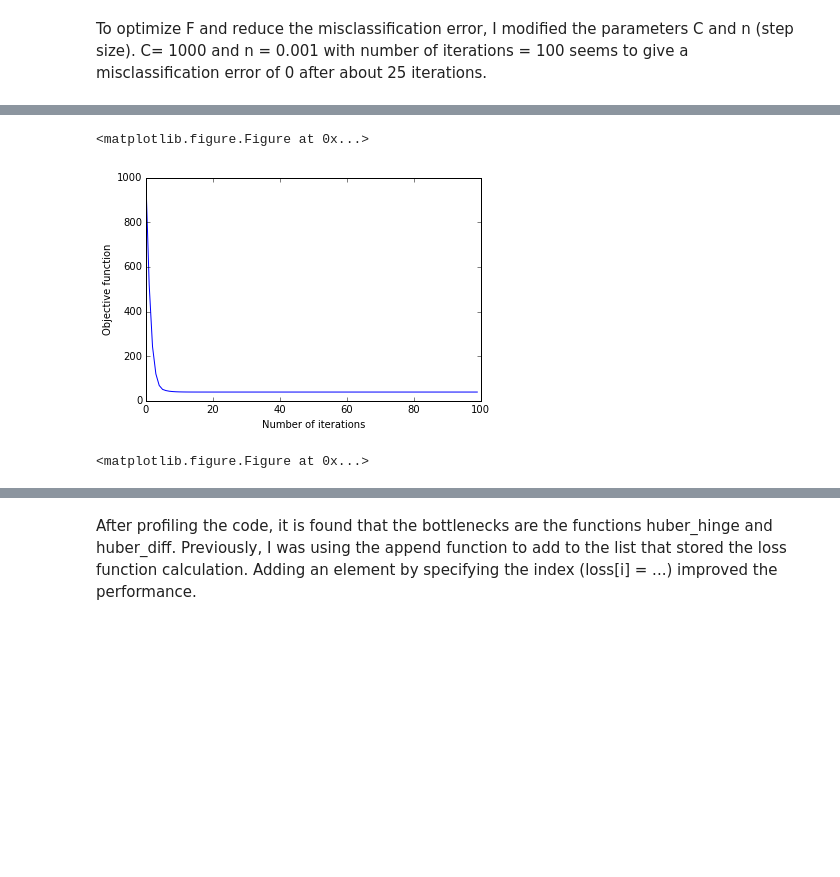
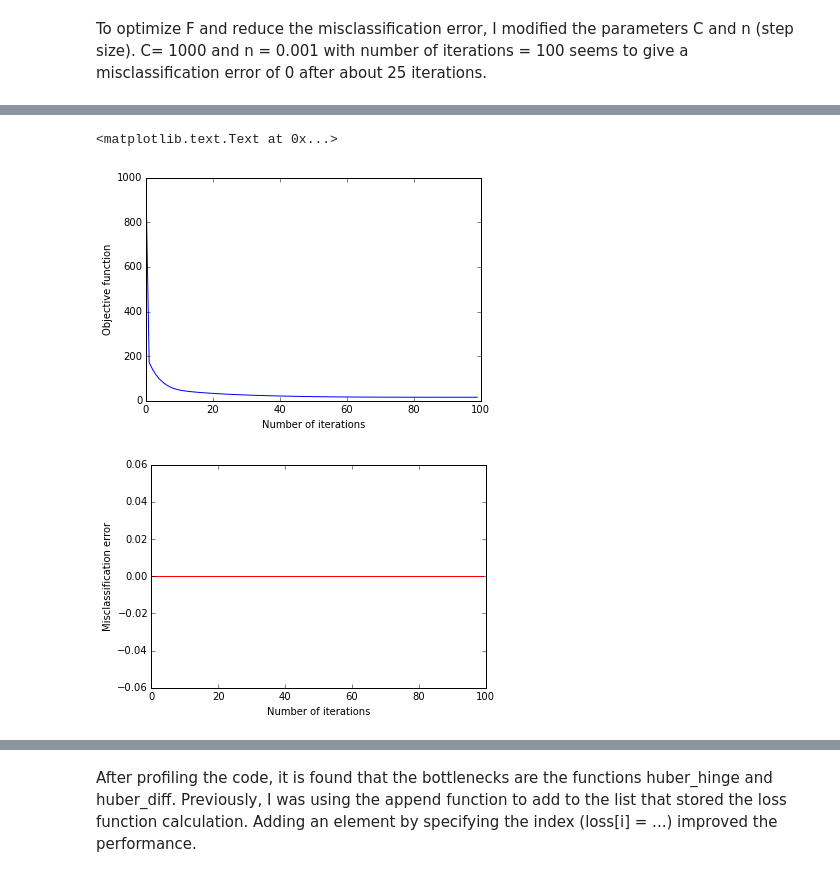
Before and after one commit to aartibagul/Source-Separation, a Jupyter notebook: Hw5_Stochastic_Gradient_Algorithms.ipynb, the cells around one changed output, grey strips where cells are left out. Cells and saved outputs as stored; diff of their text form; code cells hidden in the pictures; blank space fills up the shorter version.

```diff
--- a/Hw5_Stochastic_Gradient_Algorithms.ipynb
+++ b/Hw5_Stochastic_Gradient_Algorithms.ipynb
@@ -147,6 +146,8 @@ def my_gradient_descent(n, max_iter, X, y, compute_grad, compute_obj):
 
     return w, obj, error
 # %%
+from sklearn.cross_validation import train_test_split
+
 def dataset(n, dim):
 
     np.random.seed(0)
@@ -158,12 +159,11 @@ def dataset(n, dim):
 
 x, y = dataset(500, 2)
 x = np.column_stack( (x, np.ones(x.shape[0])))
-x_norm = preprocessing.normalize(x)
+x = preprocessing.scale(x)
+rng = np.random.RandomState(0)
+permutation = rng.permutation(len(x))
+x_mod, y_mod = x[permutation], y[permutation]
 
-x1, y1 = dataset(250, 2)
-x1 = np.column_stack( (x1, np.ones(x1.shape[0])))
-x1_norm = preprocessing.normalize(x1)
 
-X_train, X_test, y_train, y_test = x_norm[250:], x_norm[:250], y[250:] , y[:250]
-#X_train, X_test, y_train, y_test = train_test_split(x_norm, y, test_size=0.5)
+X_train, X_test, y_train, y_test = train_test_split(x_mod, y_mod, test_size=0.5)
 # %%
@@ -175,8 +174,10 @@ from sklearn.datasets import load_iris
 # %%
 C= 1000
-w, obj, error = my_gradient_descent(0.001, 100, X_train, y_train ,compute_grad, compute_obj)
+w = np.zeros(X_train.shape[1])
+w, obj, error = my_gradient_descent(0.001, 100, X_train, y_train ,compute_grad, compute_obj, w)
 index = [i for i in range (100)]
 
+plt.title("On training data")
 plt.plot(index, obj)
 plt.xlabel("Number of iterations")
 plt.ylabel("Objective function")
@@ -187,8 +188,9 @@ plt.ylabel("Misclassification error")
 
 
 
-w1, obj1, error1 = my_gradient_descent(0.001, 100, X_test, y_test ,compute_grad, compute_obj)
+w1, obj1, error1 = my_gradient_descent(0.001, 100, X_test, y_test ,compute_grad, compute_obj, w)
 plt.figure()
+plt.title("On test data")
 plt.plot(index, error1, "-g")
 plt.xlabel("Number of iterations")
 plt.ylabel("Misclassification error")
@@ -201,12 +202,15 @@ plt.ylabel("Misclassification error")
 # %% [markdown]
 To optimize F and reduce the misclassification error, I modified the parameters C and n (step size). C= 1000 and n = 0.001 with number of iterations = 100 seems to give a misclassification error of 0 after about 25 iterations.
 # %%
+'''
+Linear SVM with huberized hinge loss, trained using a gradient descent algorithm
+'''
 def my_svm(n, max_iter, X, y, compute_grad, compute_obj):
     g = []
     w = np.zeros(X.shape[1])
     for x in X:
 
-        w, o, e = my_gradient_descent(n, max_iter, X, y, compute_grad, compute_obj)
+        w, o, e = my_gradient_descent(n, max_iter, X, y, compute_grad, compute_obj, w)
 
         f_x = np.dot(w, x)
         g.append(int(np.sign(f_x)))
@@ -250,30 +250,44 @@ def gradient_backtracking(max_iter, X, y,compute_grad, compute_obj):
     w = np.zeros(X.shape[1])
 
     obj = [None]*max_iter
+    mis = np.zeros(max_iter)
 
     for k in range(max_iter):
 
         grad = compute_grad(w, X, y)
         obj[k] = compute_obj(w, X, y)
 
+        num_error = 0
+        for X_i, y_i in zip(X, y):
+            if (y_i * np.sign(np.dot(w,X_i)) <= 0):
+                num_error += 1
+        mis[i] = num_error
+
         while compute_obj((w - n*grad), X, y) > (compute_obj(w, X, y) - alpha*n* np.dot(grad, grad)):
             n = beta * n
 
+
         w = w- n*compute_grad(w, X, y)
 
-    return w, obj
+    return w, obj, error
 # %%
-w, obj = gradient_backtracking( 100, X_train, y_train ,compute_grad, compute_obj)
+C = 1000
+w, obj, error = gradient_backtracking( 100, X_train, y_train ,compute_grad, compute_obj)
 index = [i for i in range (len(obj))]
 
 plt.plot(index, obj)
 plt.xlabel("Number of iterations")
 plt.ylabel("Objective function")
 plt.figure()
+
+
+plt.plot(index, error, "-r")
+plt.xlabel("Number of iterations")
+plt.ylabel("Misclassification error")
 # %% [output]
-<matplotlib.figure.Figure at 0x...>
+<matplotlib.text.Text at 0x...>
-[figure, old version]
+[figure, new version]
-<matplotlib.figure.Figure at 0x...>
+[figure, added]
 # %%
 import cProfile
 cProfile.run('gradient_backtracking( 100, X_train, y_train ,compute_grad, compute_obj)')
```
Also changed, not shown: parts of 19 cells of this notebook.
